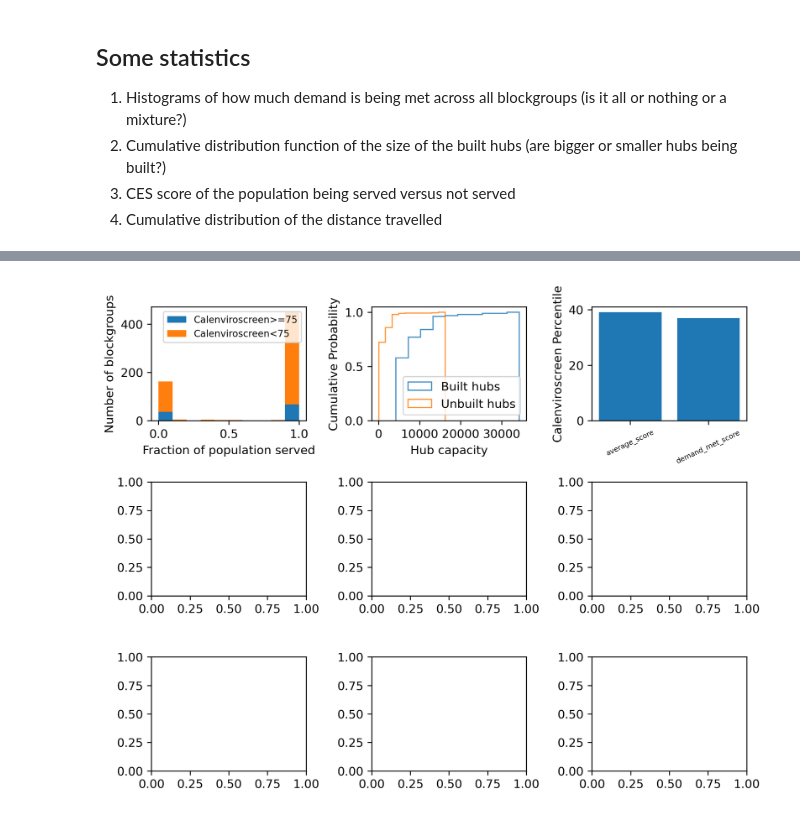
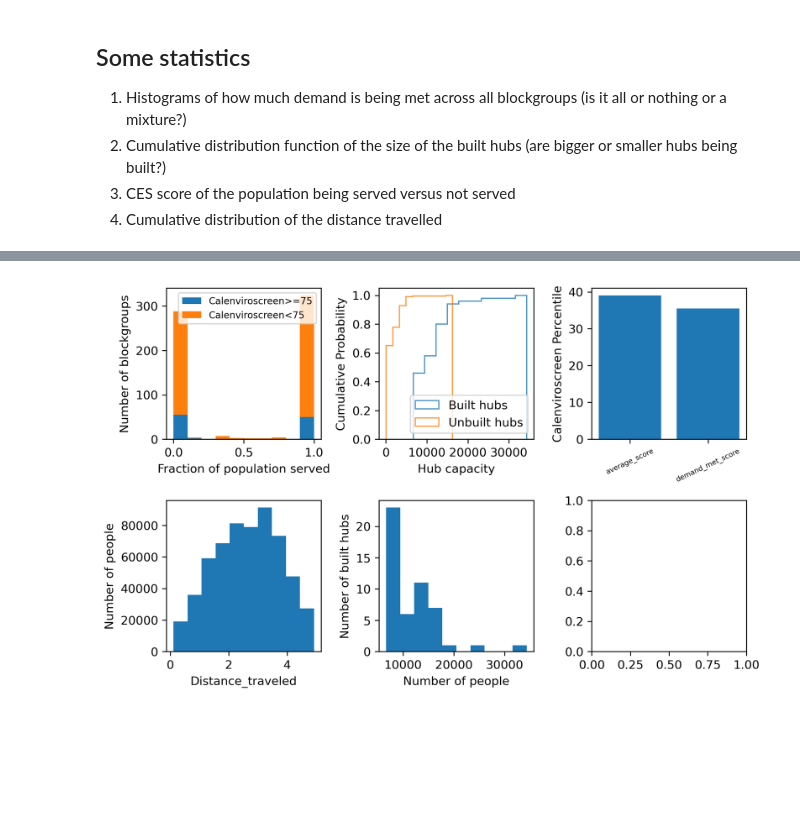
Before and after one commit to PSEHE/sgc-deployment-scenarios, a Jupyter notebook: demand_max.ipynb, the cells around one changed output, grey strips where cells are left out. Cells and saved outputs as stored; diff of their text form; code cells hidden in the pictures; blank space fills up the shorter version.

Commit message:
Updated demand model and mapping function
Mapping in notebook handles small number errors, more statistical plots, demand max now incorporates EJ score and maximum cost

```diff
--- a/demand_max.ipynb
+++ b/demand_max.ipynb
@@ -17,6 +17,9 @@ from data_cleaning import hub_sqft_dict
 from data_cleaning import heatdays_df
 from data_cleaning import cengeo_pop_dict
 from data_cleaning import bg_ces_df
+bg_ces_df.set_index("GISJOIN",inplace=True)
+bg_ces_df["GISJOIN"] = bg_ces_df.index
+
 import demand_maximization_models as dem_models
 
 distmatrix_df = pd.read_csv(os.path.join("data","distmatrix_bbox.csv"))
@@ -25,6 +28,10 @@ distmatrix_df.set_index("GISJOIN",inplace=True)
 
 hubs_df = pd.read_csv(os.path.join("data","candidate_site_campuses_2021-11-17","candidate_sites_campuses.csv"),
                       index_col='id_site')
+hub_occ_df = pd.Series(hub_occ_dict)
+hub_occ_df.rename("max_occupancy",inplace=True)
+hubs_df = hubs_df.merge(hub_occ_df,left_index=True,right_index=True)
+
 blockgroup_gdf = gpd.read_file(os.path.join("data","bg_ca_19","blockgroup_CA_19.shp"))
 blockgroup_df = blockgroup_gdf[["INTPTLAT","INTPTLON","GISJOIN"]].copy().set_index("GISJOIN")
 blockgroup_gdf = blockgroup_gdf.set_index("GISJOIN")
@@ -208,16 +247,16 @@ fig_map.show()
 # %%
 import matplotlib.pyplot as plt
-fig, axs = plt.subplots(3,3,figsize = (8,6),dpi=300)
+fig, axs = plt.subplots(2,3,figsize = (8,5),dpi=300)
 
 ################USER VARIABLES#####################
 # Change this section however you like, it just needs to get the
 # two variables var_prop_served and var_hub_yn in order to work
-max_hubs_entry = 1
-max_distance_entry = 1
+max_hubs_entry = 0
+max_distance_entry = 2
 max_hubs = max_hubs_list[max_hubs_entry]
 max_distance = max_distance_list[max_distance_entry]
-var_prop_served = prop_served_dict[(max_hubs,max_distance)]
-var_hub_yn = hub_yn_dict[(max_hubs,max_distance)]
+var_prop_served = prop_served_dict_basic[(max_hubs,max_distance)]
+var_hub_yn = hub_yn_dict_basic[(max_hubs,max_distance)]
 ####################################################
 # GETTING DATA FROM VARIABLES
 hubs_not_built = var_hub_yn.index[var_hub_yn[0]==0]
@@ -229,44 +268,72 @@ hubs_built = [str(h) for h in hubs_built if str(h) in var_prop_served.columns]
 hubs_built_df = hubs_df.loc[hubs_built,:]
 
 blockgroup_df_local = blockgroup_df.loc[var_prop_served.index.to_list(),:].copy()
-blockgroup_df_local = blockgroup_df_local.merge(bg_ces_df,on="GISJOIN")
-blockgroup_df_local.set_index("GISJOIN",inplace=True)
+blockgroup_df_local = blockgroup_df_local.merge(bg_ces_df,left_index=True,right_index=True)
+# blockgroup_df_local.set_index("GISJOIN",inplace=True)
 
 ####################################################
 # BLOCKGROUP TOTAL DEMAND MET HISTOGRAMS
 EJ_bg = [bg for bg in var_prop_served.index if bg in bg_ces_df[bg_ces_df["SCORE_PCTL_CI_BG"]>=75]["GISJOIN"].to_list()]
 not_EJ_bg = [bg for bg in var_prop_served.index if bg in bg_ces_df[bg_ces_df["SCORE_PCTL_CI_BG"]<75]["GISJOIN"].to_list()]
+
 axs[0,0].hist([var_prop_served.loc[EJ_bg].sum(axis=1),
                 var_prop_served.loc[not_EJ_bg].sum(axis=1)],
                 label = ("Calenviroscreen>=75","Calenviroscreen<75"),
                 stacked=True, # histtype=u'step'
                 )
 axs[0,0].legend(fontsize = 8)
 axs[0,0].set_xlabel("Fraction of population served")
 axs[0,0].set_ylabel("Number of blockgroups")
 
 ####################################################
 # CDF OF HUB CAPCITIES
 axs[0,1].hist([hub_occ_dict[hub] for hub in hubs_built], density=True, cumulative=True, label='Built hubs',histtype='step', alpha=0.8)
 axs[0,1].hist([hub_occ_dict[hub] for hub in hubs_not_built], density=True, cumulative=True, label='Unbuilt hubs',histtype='step', alpha=0.8)
 axs[0,1].legend(loc='lower right')
 axs[0,1].set_xlabel("Hub capacity")
 axs[0,1].set_ylabel("Cumulative Probability")
 plt.tight_layout()
 
 ####################################################
 # Calenviroscreen percentiles
 total_fraction_demand_met = var_prop_served.sum(axis=1)
 total_fraction_demand_met.rename("total_fraction_demand_met",inplace=True)
 blockgroup_df_local = blockgroup_df_local.merge(total_fraction_demand_met,left_index=True,right_index=True)
 score_dict = dict()
 score_dict["average_score"] = np.sum(blockgroup_df_local["SCORE_PCTL_CI_BG"]*(blockgroup_df_local["BLOCKGROUPPOP19"]/np.sum(blockgroup_df_local["BLOCKGROUPPOP19"])))
 score_dict["demand_met_score"] = np.sum(blockgroup_df_local["SCORE_PCTL_CI_BG"]*((blockgroup_df_local["total_fraction_demand_met"]*blockgroup_df_local["BLOCKGROUPPOP19"])/(np.sum(blockgroup_df_local["total_fraction_demand_met"]*blockgroup_df_local["BLOCKGROUPPOP19"]))))
 axs[0,2].bar(range(len(score_dict)),list(score_dict.values()),tick_label = list(score_dict.keys()))
 axs[0,2].set_ylabel("Calenviroscreen Percentile")
 axs[0,2].tick_params(axis='x', labelrotation= 25,labelsize=6)
 
+####################################################
+# Distance travelled
+dist_list = []
+pop_list = []
+for bg,row in var_prop_served.iterrows():
+    for hub in row[row>0].index:
+        dist_list.append(distmatrix_df.loc[bg,hub])
+        pop_list.append(cengeo_pop_dict[bg]*var_prop_served.loc[bg,hub])
+
+axs[1,0].hist(dist_list,weights = pop_list)
+axs[1,0].set_ylabel("Number of people")
+axs[1,0].set_xlabel("Distance_traveled")
+
+####################################################
+# People per hub
+hub_pop_list = []
+for hub,row in var_prop_served.iteritems():
+    pop = 0
+    for bg in row[row>0].index:
+        pop+=cengeo_pop_dict[bg]*var_prop_served.loc[bg,hub]
+    if pop>0:
+        hub_pop_list.append(pop)
+
+axs[1,1].hist(hub_pop_list)
+axs[1,1].set_ylabel("Number of built hubs")
+axs[1,1].set_xlabel("Number of people")
+
 plt.tight_layout()
-# plt.savefig("Proportion_served_hist.png")
+plt.savefig("plots_max_distance"+str(max_distance)+".png")
 # %% [output]
-[figure, old version]
+[figure, new version]
```
Also changed, not shown: parts of 11 cells of this notebook, 3 other files.
